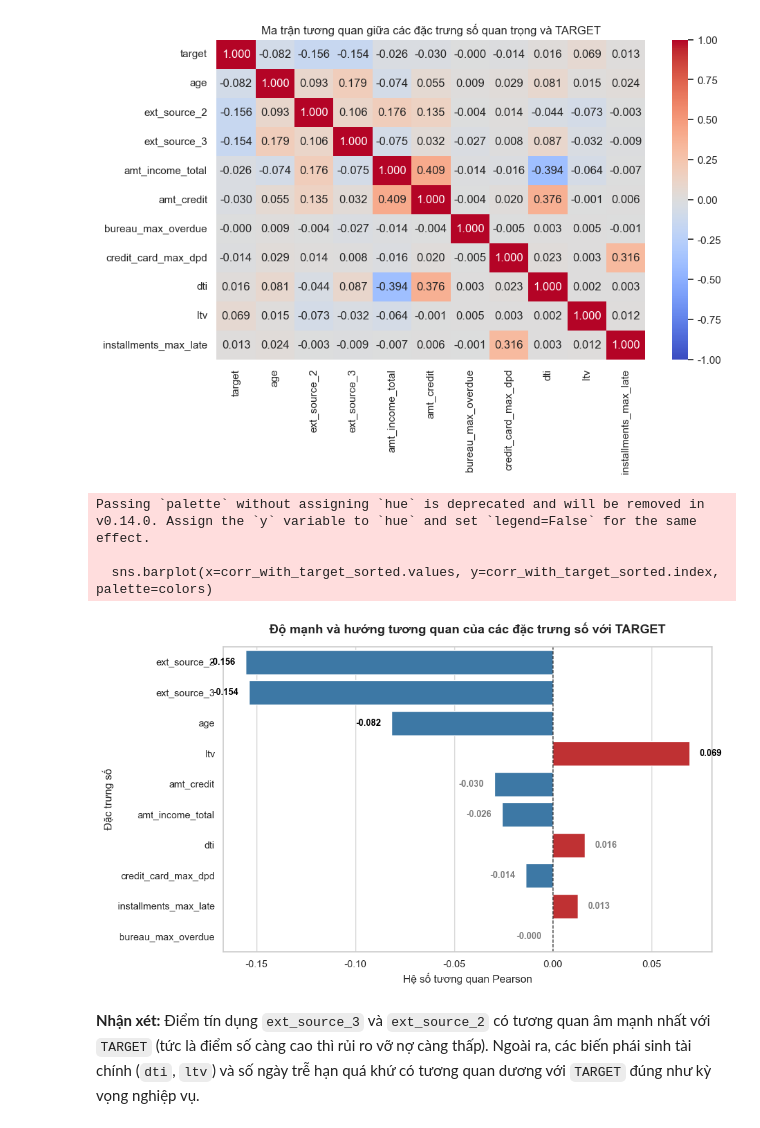
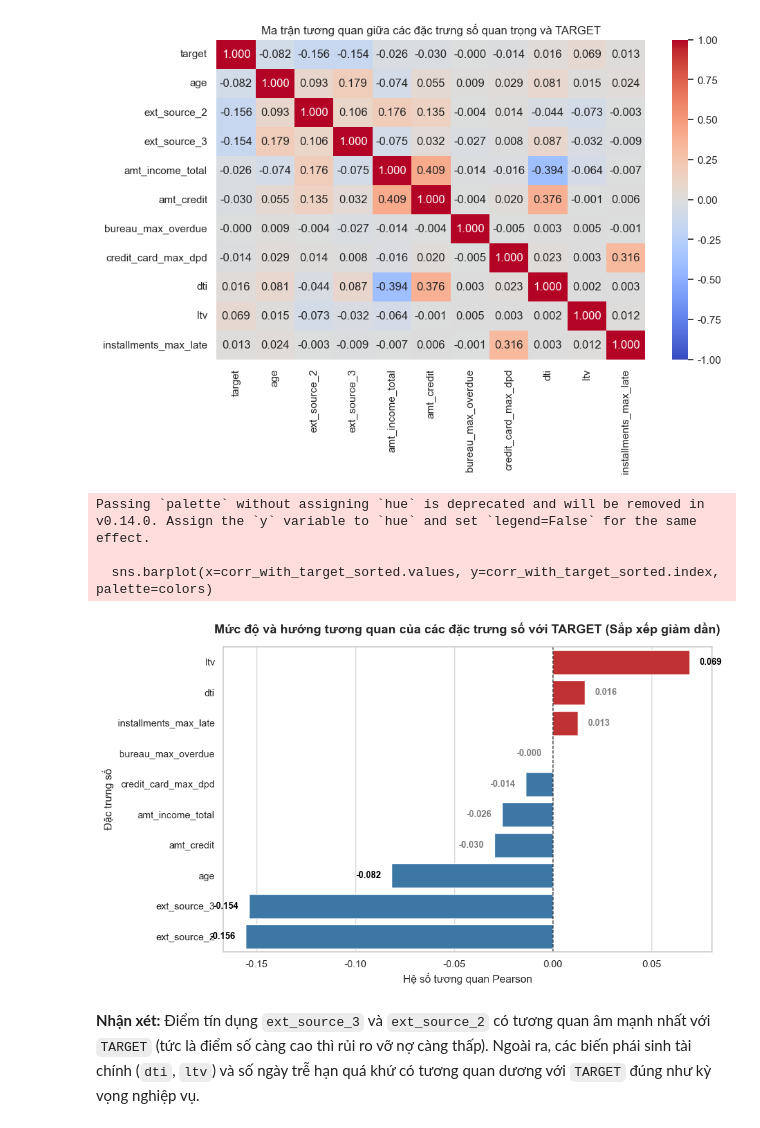
Before and after one commit to thanhhung9720001-collab/credit-risk-classifier, a Jupyter notebook: notebooks/04_eda_visualization.ipynb, the cells around one changed output. Cells and saved outputs as stored; diff of their text form; code cells hidden in the pictures.

Commit message:
feat: cap nhat sap xep giam dan bieu do cot tuong quan

```diff
--- a/notebooks/04_eda_visualization.ipynb
+++ b/notebooks/04_eda_visualization.ipynb
@@ -454,39 +454,39 @@ plt.show()
 # Tính toán hệ số tương quan của các đặc trưng với TARGET (loại trừ chính cột target)
 corr_with_target = corr_matrix['target'].drop('target')
 
-# Sắp xếp các biến theo trị tuyệt đối (độ mạnh tương quan) giảm dần
-sorted_indices = corr_with_target.abs().sort_values(ascending=False).index
-corr_with_target_sorted = corr_with_target.reindex(sorted_indices)
+# Sắp xếp các biến theo giá trị thực tế giảm dần (tự động gom nhóm Đỏ/Xanh và đi từ lớn đến bé)
+corr_with_target_sorted = corr_with_target.sort_values(ascending=False)
 
 # Vẽ biểu đồ cột nằm ngang
 plt.figure(figsize=(10, 6))
 
 # Gán màu: Đỏ cho tương quan dương, Xanh cho tương quan âm
 colors = ['#d7191c' if val >= 0 else '#2c7bb6' for val in corr_with_target_sorted.values]
 sns.barplot(x=corr_with_target_sorted.values, y=corr_with_target_sorted.index, palette=colors)
 
 # Vẽ đường nét đứt tại điểm 0
 plt.axvline(x=0, color='black', linestyle='--', linewidth=1)
 
 # Thiết lập tiêu đề và nhãn
-plt.title("Độ mạnh và hướng tương quan của các đặc trưng số với TARGET", fontsize=14, fontweight='bold', pad=15)
+plt.title("Mức độ và hướng tương quan của các đặc trưng số với TARGET (Sắp xếp giảm dần)", fontsize=14, fontweight='bold', pad=15)
 plt.xlabel("Hệ số tương quan Pearson", fontsize=12)
 plt.ylabel("Đặc trưng số", fontsize=12)
 
 # Thêm giá trị cụ thể của hệ số tương quan lên từng cột
 for i, v in enumerate(corr_with_target_sorted.values):
     align = 'left' if v < 0 else 'right'
+    # Điều chỉnh offset động dựa trên giá trị âm/dương để text không đè lên cột
     offset = -0.018 if v < 0 else 0.005
     plt.text(v + offset, i, f"{v:.3f}", va='center', fontsize=10,
              fontweight='bold', color='black' if abs(v) > 0.03 else 'gray')
 
 plt.tight_layout()
 plt.show()
 # %% [output]
 Passing `palette` without assigning `hue` is deprecated and will be removed in v0.14.0. Assign the `y` variable to `hue` and set `legend=False` for the same effect.
 
   sns.barplot(x=corr_with_target_sorted.values, y=corr_with_target_sorted.index, palette=colors)
-[figure, old version]
+[figure, new version]
 # %% [markdown]
 **Nhận xét:** Điểm tín dụng `ext_source_3` và `ext_source_2` có tương quan âm mạnh nhất với `TARGET` (tức là điểm số càng cao thì rủi ro vỡ nợ càng thấp). Ngoài ra, các biến phái sinh tài chính (`dti`, `ltv`) và số ngày trễ hạn quá khứ có tương quan dương với `TARGET` đúng như kỳ vọng nghiệp vụ.
 # %% [markdown]
```
